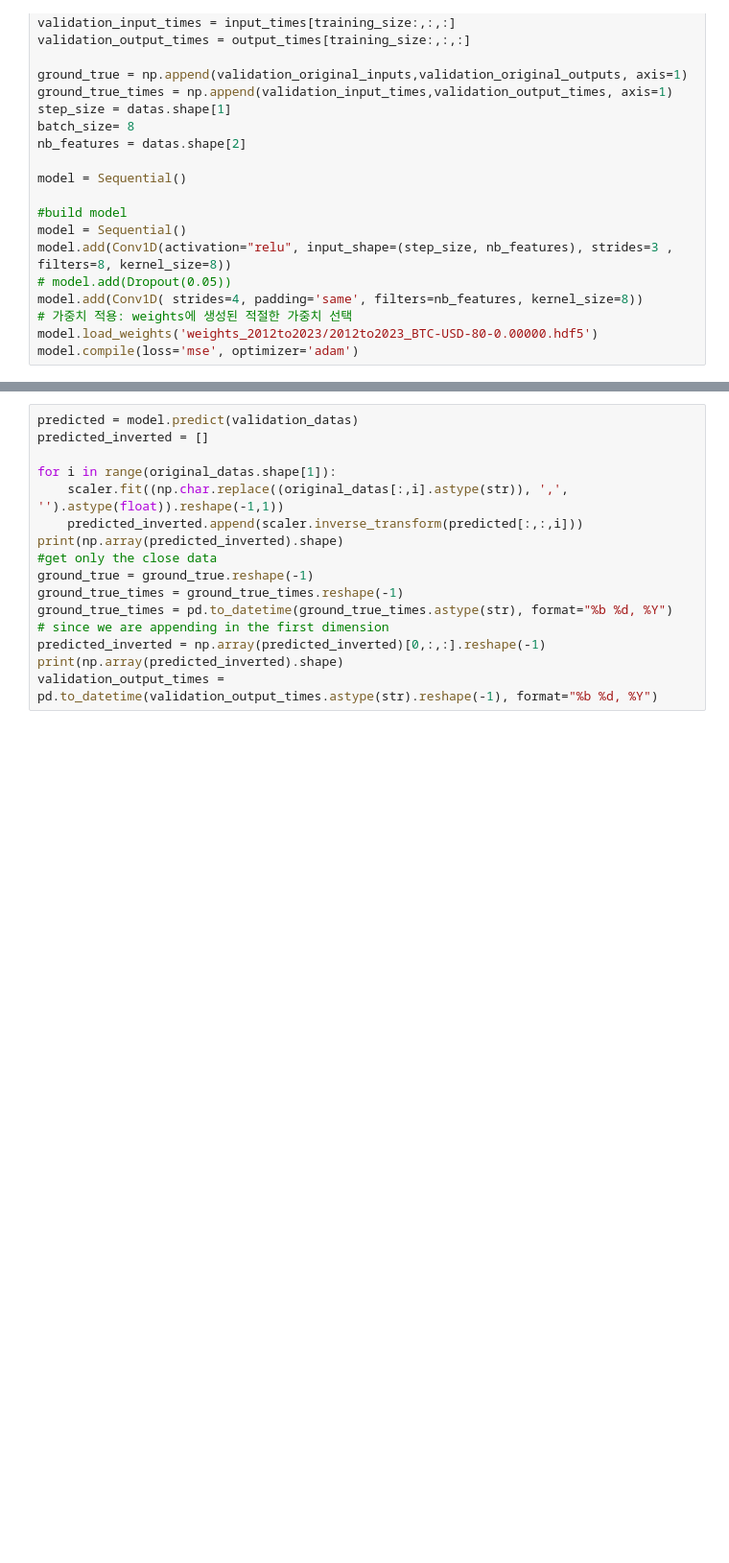
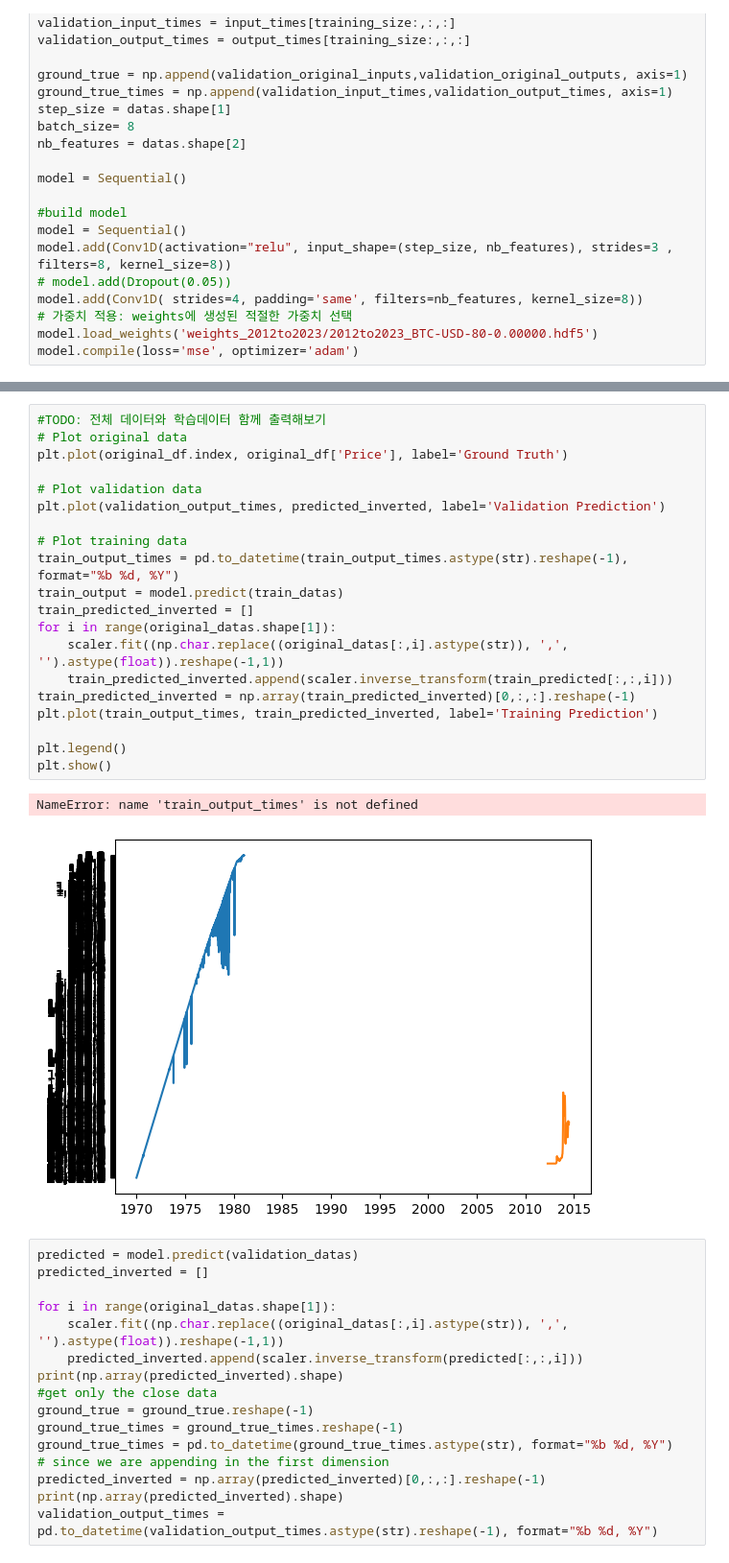
Before and after one commit to young1ll/time-series-da, a Jupyter notebook: notebook/BTCUSD_cnn.ipynb, the cells around one changed output, grey strips where cells are left out. Shown: that part at 96% size. Cells and saved outputs as stored; diff of their text form; blank space fills up the shorter version.

```diff
--- a/notebook/BTCUSD_cnn.ipynb
+++ b/notebook/BTCUSD_cnn.ipynb
@@ -336,3 +351,26 @@ plt.show()
+# %%
+#TODO: 전체 데이터와 학습데이터 함께 출력해보기
+# Plot original data
+plt.plot(original_df.index, original_df['Price'], label='Ground Truth')
+
+# Plot validation data
+plt.plot(validation_output_times, predicted_inverted, label='Validation Prediction')
+
+# Plot training data
+train_output_times = pd.to_datetime(train_output_times.astype(str).reshape(-1), format="%b %d, %Y")
+train_output = model.predict(train_datas)
+train_predicted_inverted = []
+for i in range(original_datas.shape[1]):
+    scaler.fit((np.char.replace((original_datas[:,i].astype(str)), ',', '').astype(float)).reshape(-1,1))
+    train_predicted_inverted.append(scaler.inverse_transform(train_predicted[:,:,i]))
+train_predicted_inverted = np.array(train_predicted_inverted)[0,:,:].reshape(-1)
+plt.plot(train_output_times, train_predicted_inverted, label='Training Prediction')
+
+plt.legend()
+plt.show()
+# %% [output]
+NameError: name 'train_output_times' is not defined
+[figure, added]
 # %%
 predicted = model.predict(validation_datas)
 predicted_inverted = []
```
Also changed, not shown: parts of 3 cells of this notebook.
